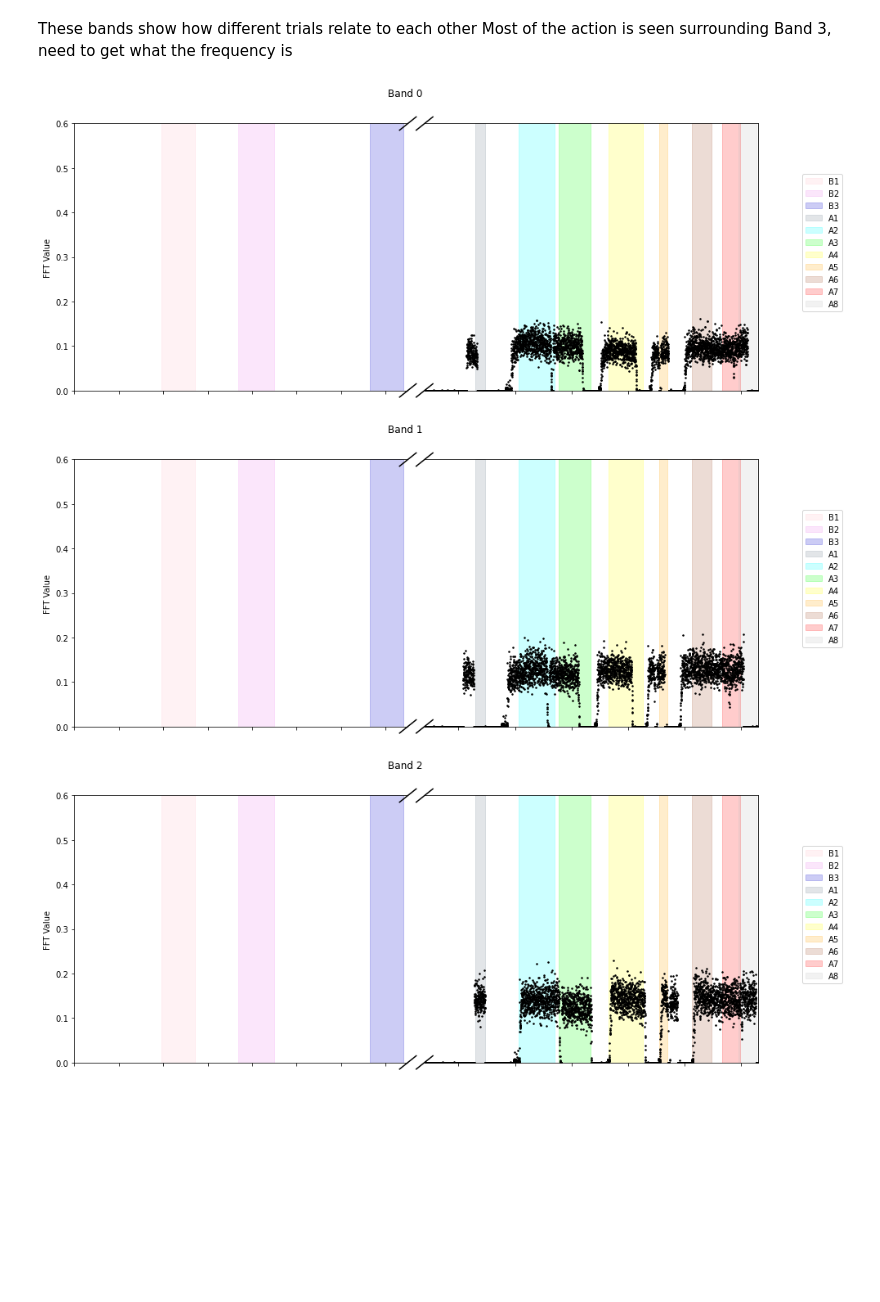
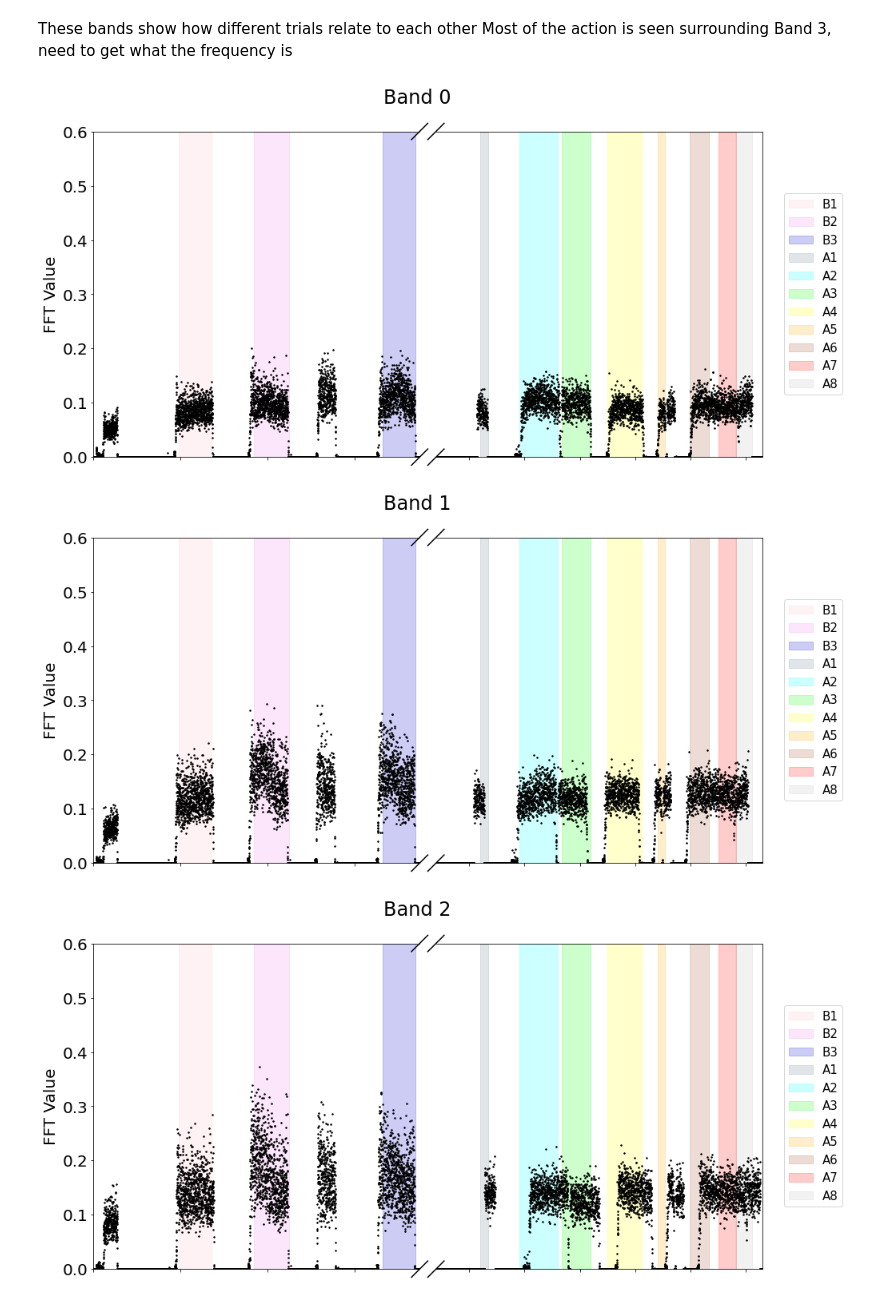
Before and after one commit to greenwaltc/PG_workspace, a Jupyter notebook: fft-cb-visualizations-old.ipynb, the cells around one changed output. Saved outputs shown, nothing was run; the diff lists cells and outputs as text; code cells hidden in the pictures; blank space fills up the shorter version.

```diff
--- a/fft-cb-visualizations-old.ipynb
+++ b/fft-cb-visualizations-old.ipynb
@@ -27,6 +1,16 @@ import matplotlib.pyplot as plt
+# %%
+import pandas as pd
+import numpy as np
+import matplotlib.pyplot as plt
+#from IPython.core.interactiveshell import InteractiveShell
+#InteractiveShell.ast_node_interactivity = "all"
+#import scipy.fftpack
+
+plt.rcParams["figure.figsize"] = (15,7.5)
+plt.rcParams.update({'font.size': 20})
+plt.rcParams["legend.fontsize"] = (15)
 # %%
-fft = pd.read_csv('data/grafana_data_export oct_fftcb.csv', sep=';', engine='python', header=1)
-fft['Time'] = fft.Time.str[11:19]
+fft = pd.read_csv('grafana_data_export oct_fftcb.csv', sep=',', engine='python')
 fft
 #fft = pd.read_excel('grafana_data_export oct_fftcb_notscaled_excel.xlsx',  sheet_name='grafana_data_export oct_fftcb_n')
 # %% [output]
@@ -186,9 +149,8 @@ Most of the action is seen surrounding Band 3, need to get what the frequency is
 # %%
 def fftbands(temp, title):
 
-    fig, (ax, ax2) = plt.subplots(1, 2, sharey=True, figsize=(15,6))
+    fig, (ax, ax2) = plt.subplots(1, 2, sharey=True)
 
-    # print(temp.head())
     x = temp.index
     y = temp['Value']
 
@@ -214,42 +176,42 @@ def fftbands(temp, title):
     kwargs = dict(transform=ax.transAxes, color='k', clip_on=False)
     ax.plot((1-d,1+d), (-d,+d), **kwargs)
     ax.plot((1-d,1+d),(1-d,1+d), **kwargs)
 
     kwargs.update(transform=ax2.transAxes)
     ax2.plot((-d,+d), (1-d,1+d), **kwargs)
     ax2.plot((-d,+d), (-d,+d), **kwargs)
 
 
     ax.axvspan(1958, 2720, color='pink', alpha=0.2, label='B1')
     ax.axvspan(3693, 4500, color='violet', alpha=0.2, label='B2')
     ax.axvspan(6643, 7403, color='mediumblue', alpha=0.2, label='B3')
-    ax2.axvspan(23300, 23475, color='slategrey', alpha=0.2, label='A1')
-    ax2.axvspan(24061, 24695, color='cyan', alpha=0.2, label='A2')
-    ax2.axvspan(24769, 25337, color='lime', alpha=0.2, label='A3')
-    ax2.axvspan(25646, 26264, color='yellow', alpha=0.2, label='A4')
-    ax2.axvspan(26553, 26694, color='orange', alpha=0.2, label='A5')
-    ax2.axvspan(27132, 27477, color='sienna', alpha=0.2, label='A6')
-    ax2.axvspan(27660, 27976, color='red', alpha=0.2, label='A7')
-    ax2.axvspan(27953, 28262, color='silver', alpha=0.2, label='A8')
+    ax2.axvspan(23200, 23350, color='slategrey', alpha=0.2, label='A1')
+    ax2.axvspan(23911, 24595, color='cyan', alpha=0.2, label='A2')
+    ax2.axvspan(24669, 25187, color='lime', alpha=0.2, label='A3')
+    ax2.axvspan(25496, 26114, color='yellow', alpha=0.2, label='A4')
+    ax2.axvspan(26403, 26544, color='orange', alpha=0.2, label='A5')
+    ax2.axvspan(26982, 27327, color='sienna', alpha=0.2, label='A6')
+    ax2.axvspan(27510, 27826, color='red', alpha=0.2, label='A7')
+    ax2.axvspan(27803, 28112, color='silver', alpha=0.2, label='A8')
 
     fig.suptitle(title)
     #fig.xlabel('Frequency')
     fig.legend(loc='upper right', bbox_to_anchor=(1,0.75), markerscale=3)
     fig.subplots_adjust(wspace=0.05)
 
 
-    # A = ax.plot(x, y, '.', color='black', markersize=3)
+    A = ax.plot(x, y, '.', color='black', markersize=3)
     B = ax2.plot(x, y, '.', color='black', markersize=3);
 
 fftbands(fft_band0, 'Band 0')
 fftbands(fft_band1, 'Band 1')
 fftbands(fft_band2, 'Band 2')
 fftbands(fft_band3, 'Band 3')
 fftbands(fft_band4, 'Band 4')
 fftbands(fft_band5, 'Band 5')
 fftbands(fft_band6, 'Band 6')
 fftbands(fft_band7, 'Band 7')
 # %% [output]
-[figure, old version]
+[figure, new version]
-[figure, old version]
+[figure, new version]
-[figure, old version]
+[figure, new version]
```
Also changed, not shown: parts of 9 cells of this notebook, 1 other file.
